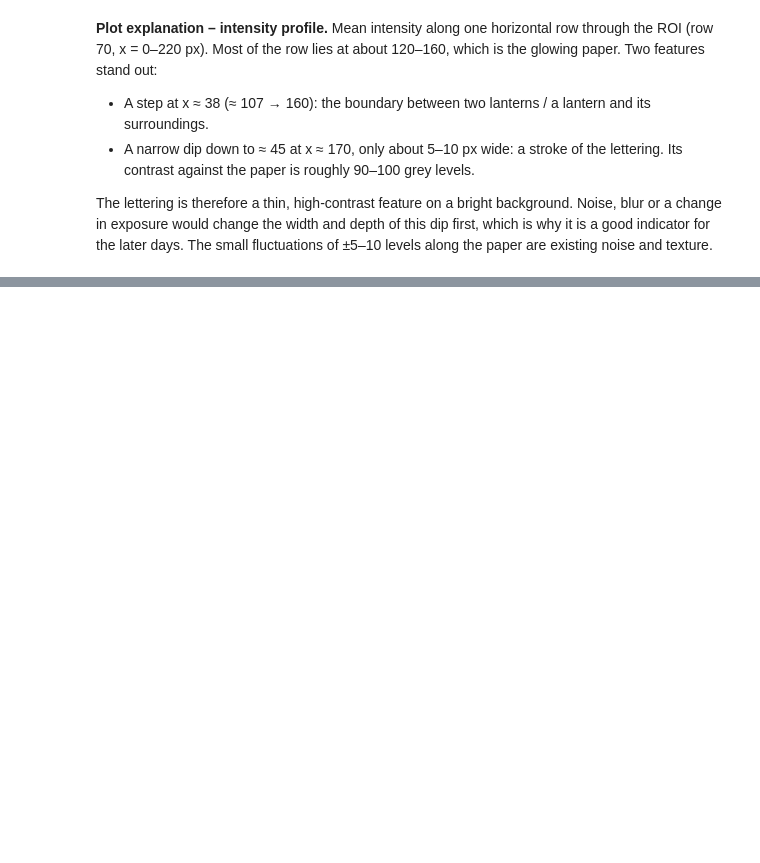
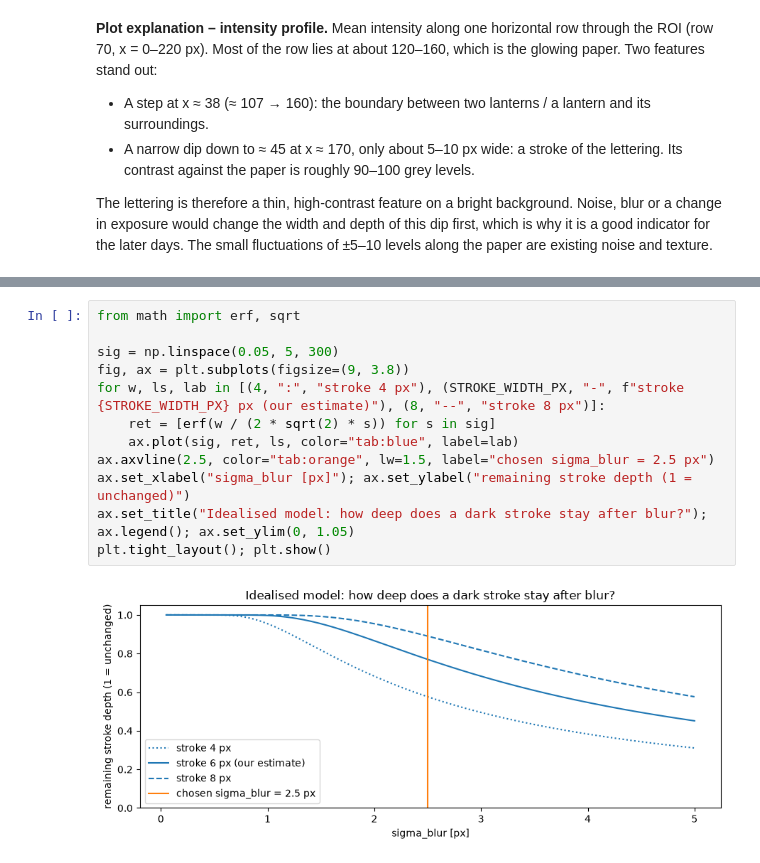
Before and after one commit to mischhart-bsc/image-processing, a Jupyter notebook: mc2_1_augmentation.ipynb, the cells around one changed output, grey strips where cells are left out. Drawn from its saved outputs; the diff is of its cells as text; blank space fills up the shorter version.

```diff
--- a/mc2_1_augmentation.ipynb
+++ b/mc2_1_augmentation.ipynb
@@ -135,0 +289,14 @@ Augmented images must remain plausible as real festival photos and must not chan
+# %%
+from math import erf, sqrt
+
+sig = np.linspace(0.05, 5, 300)
+fig, ax = plt.subplots(figsize=(9, 3.8))
+for w, ls, lab in [(4, ":", "stroke 4 px"), (STROKE_WIDTH_PX, "-", f"stroke {STROKE_WIDTH_PX} px (our estimate)"), (8, "--", "stroke 8 px")]:
+    ret = [erf(w / (2 * sqrt(2) * s)) for s in sig]
+    ax.plot(sig, ret, ls, color="tab:blue", label=lab)
+ax.axvline(2.5, color="tab:orange", lw=1.5, label="chosen sigma_blur = 2.5 px")
+ax.set_xlabel("sigma_blur [px]"); ax.set_ylabel("remaining stroke depth (1 = unchanged)")
+ax.set_title("Idealised model: how deep does a dark stroke stay after blur?"); ax.legend(); ax.set_ylim(0, 1.05)
+plt.tight_layout(); plt.show()
+# %% [output]
+[figure, added]
```
Also changed, not shown: parts of 34 cells of this notebook.
